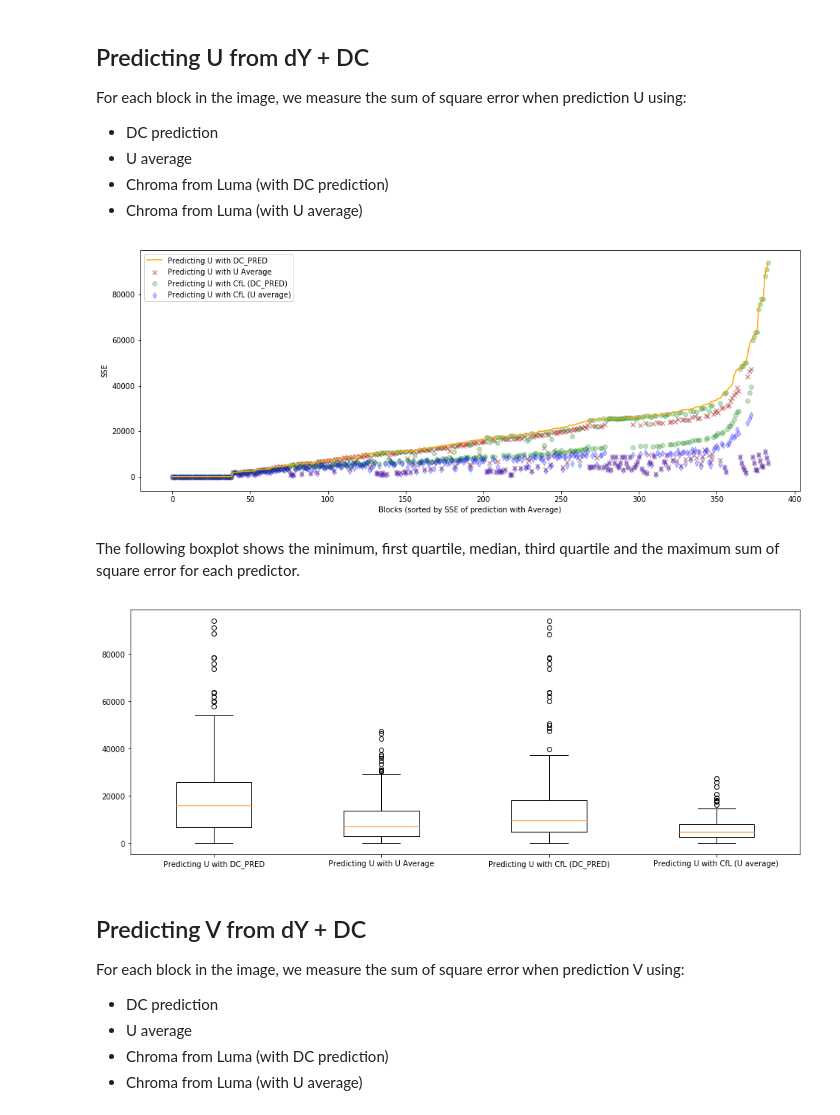
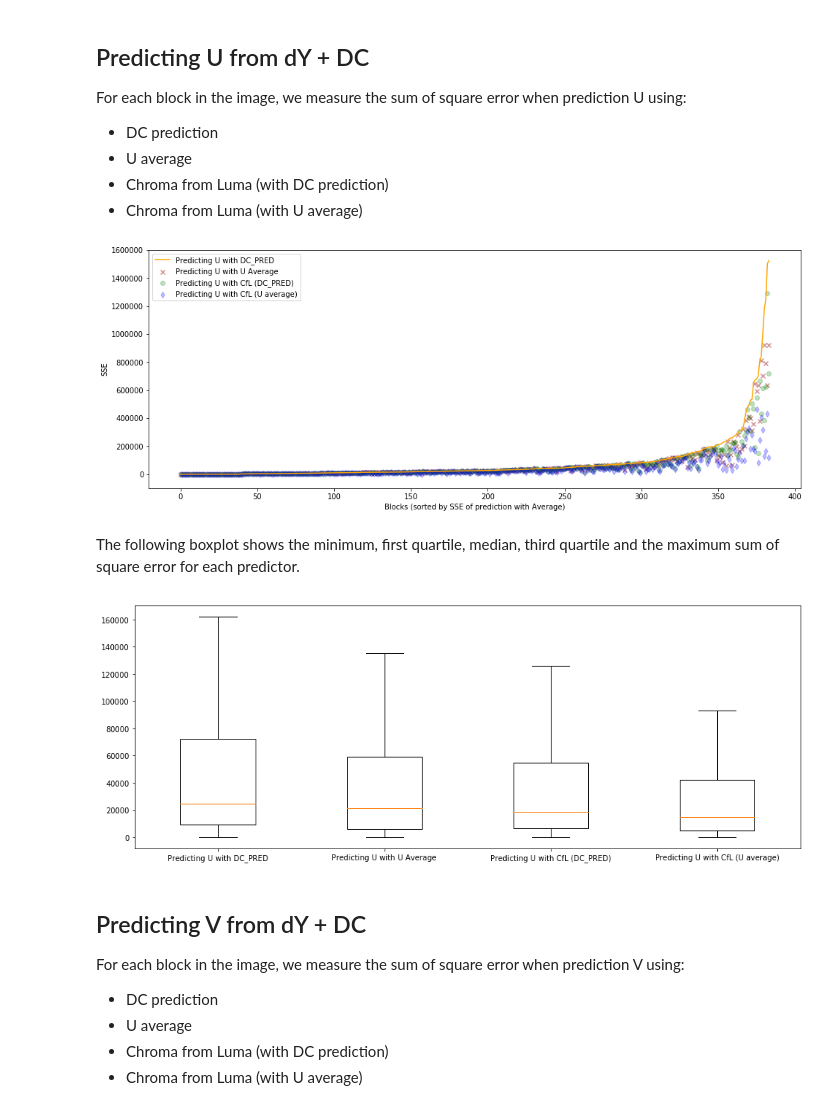
Before and after one commit to luctrudeau/CfL-Analysis, a Jupyter notebook: notebooks/exploratory/0.04-luctrudeau-DCPredInsteadOfAverage.ipynb, the cells around one changed output. Saved outputs shown, nothing was run; the diff lists cells and outputs as text; code cells hidden in the pictures.

Commit message:
Fix typo in DC_PRED notebook

```diff
--- a/notebooks/exploratory/0.04-luctrudeau-DCPredInsteadOfAverage.ipynb
+++ b/notebooks/exploratory/0.04-luctrudeau-DCPredInsteadOfAverage.ipynb
@@ -52,54 +49,54 @@ yy = 1
 for y in range(block_size, height, block_size):
     xx = 1
     for x in range(block_size, width, block_size):
-        above = im[yy-1:yy, xx:xx+block_size, 1]
-        left = im[yy:yy+block_size, xx-1:xx, 1]
+        above = im[y-1:y, x:x+block_size, 1]
+        left = im[y:y+block_size, x-1:x, 1]
         dc = np.rint(np.mean([above.ravel(), left.ravel()]))
 
-        bY = im[yy:yy+block_size,xx:xx+block_size,0].ravel()
-        bU = im[yy:yy+block_size,xx:xx+block_size,1].ravel()
+        bY = im[y:y+block_size, x:x+block_size, 0].ravel()
+        bU = im[y:y+block_size, x:x+block_size, 1].ravel()
 
         avgY = np.rint(np.mean(bY))
         avgU = np.rint(np.mean(bU))
 
         dY = bY - avgY
         dU = bU - avgU
 
         sY2 = np.sum(dY**2)
         sYU = np.sum(dY*dU)
 
         a = sYU / sY2
 
         errU[yy, xx] = np.sum((bU - (a * dY + avgU))**2)
         cfl_dc_errU[yy, xx] = np.sum((bU - (a * dY + dc))**2)
         avg_errU[yy, xx] = np.sum((bU - avgU)**2)
         dc_errU[yy, xx] = np.sum((bU - dc)**2)
 
         xx = xx + 1
     yy = yy + 1
 
 plt.figure(figsize=(16,6))
 ind = np.argsort(dc_errU.ravel())
 r = np.arange(cfl_dc_errU.ravel().size)
 plt.plot(dc_errU.ravel()[ind], label='Predicting U with DC_PRED', color='orange');
 plt.scatter(r, avg_errU.ravel()[ind], label='Predicting U with U Average', color='brown', alpha=0.5, marker='x');
 plt.scatter(r, cfl_dc_errU.ravel()[ind], label='Predicting U with CfL (DC_PRED)', color='green', alpha=0.25, marker='o');
 plt.scatter(r, errU.ravel()[ind], label='Predicting U with CfL (U average)', color='blue', alpha=0.25, marker='d');
 
 plt.xlabel("Blocks (sorted by SSE of prediction with Average)")
 plt.ylabel("SSE")
 plt.legend(loc='best');
 # %% [output]
-[figure, old version]
+[figure, new version]
 # %% [markdown]
 The following boxplot shows the minimum, first quartile, median, third quartile and the maximum sum of square error for each predictor.
 # %%
 plt.figure(figsize=(16,6))
 plt.boxplot((dc_errU.ravel(), avg_errU.ravel(), cfl_dc_errU.ravel(), errU.ravel()),
             labels=['Predicting U with DC_PRED','Predicting U with U Average',
-                   'Predicting U with CfL (DC_PRED)','Predicting U with CfL (U average)']);
+                   'Predicting U with CfL (DC_PRED)','Predicting U with CfL (U average)'], showfliers=False);
 # %% [output]
-[figure, old version]
+[figure, new version]
 # %% [markdown]
 ## Predicting V from dY + DC
 
```
Also changed, not shown: parts of 3 cells of this notebook.
